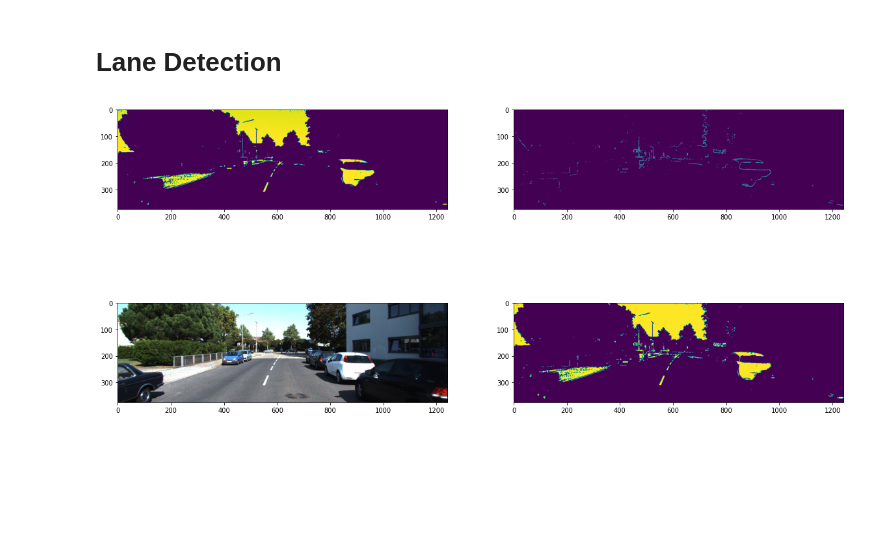
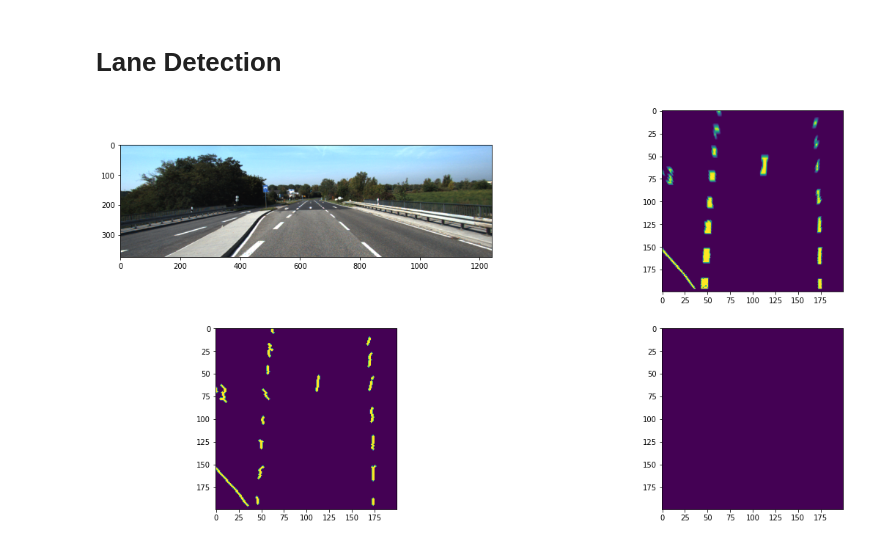
Before and after one commit to sagarkhadse/lane-detection, a Jupyter notebook: lane_detection.ipynb, the cells around one changed output. Cells and saved outputs as stored; diff of their text form; code cells hidden in the pictures; blank space fills up the shorter version.

```diff
--- a/lane_detection.ipynb
+++ b/lane_detection.ipynb
@@ -12,34 +13,54 @@ from skimage.filters import sobel, threshold_yen, threshold_triangle
 # %%
-img = imread('um_000004.png')
+data_dir = 'data/training/image_2/'
+cal_dir = 'data/training/calib/'
+
+cal_src = np.array([[0, 0], [0, 200], [200, 200], [200, 0]])
+cal_dst = np.array([[575, 200], [200, 400], [1000, 400], [680, 200]])
+
+img = imread(data_dir + 'umm_000012.png')
 img_lab = rgb2lab(img)
 l = img_lab[:,:,0]
 a = img_lab[:,:,1]
 b = img_lab[:,:,2]
 
 # Sobel filtering and Thresholding
 l_sobel = sobel(l)
 l_sobel_thresh = threshold_yen(l_sobel)
 l_sobel[l_sobel < l_sobel_thresh] = 0
 
 # Thresholding l
 l_thresh = 95
 l[l < l_thresh] = 0
 
+
 # combining the two results
 l_comb = l + l_sobel
 l_comb[l_comb > 0] = 1
+l_comb = l_comb.astype(int)
+
+
+tform3 = ProjectiveTransform()
+tform3.estimate(cal_src, cal_dst)
+warped = warp(l, tform3, output_shape=(200, 200))
+ero_warped = binary_erosion(warped)
+thin_warped = binary_dilation(thin(ero_warped))
+
+points = np.argwhere(thin_warped == 1)
+km = KMeans(n_clusters=2).fit(points)
+left_indices = np.argwhere(km.labels_ == 0)
+right_indices = np.argwhere(km.labels_ == 1)
 
 
 plt.figure(figsize=(20,10))
 plt.subplot(221)
-plt.imshow(l)
+plt.imshow(img)
 plt.subplot(222)
-plt.imshow(l_sobel)
+plt.imshow(warped)
 plt.subplot(223)
-plt.imshow(img)
+plt.imshow(thin_warped)
 plt.subplot(224)
-plt.imshow(l_comb)
+plt.imshow(left)
 
 plt.show()
 # %% [output]
-[figure, old version]
+[figure, new version]
```
Also changed, not shown: parts of 2 cells of this notebook, 1 other file.
